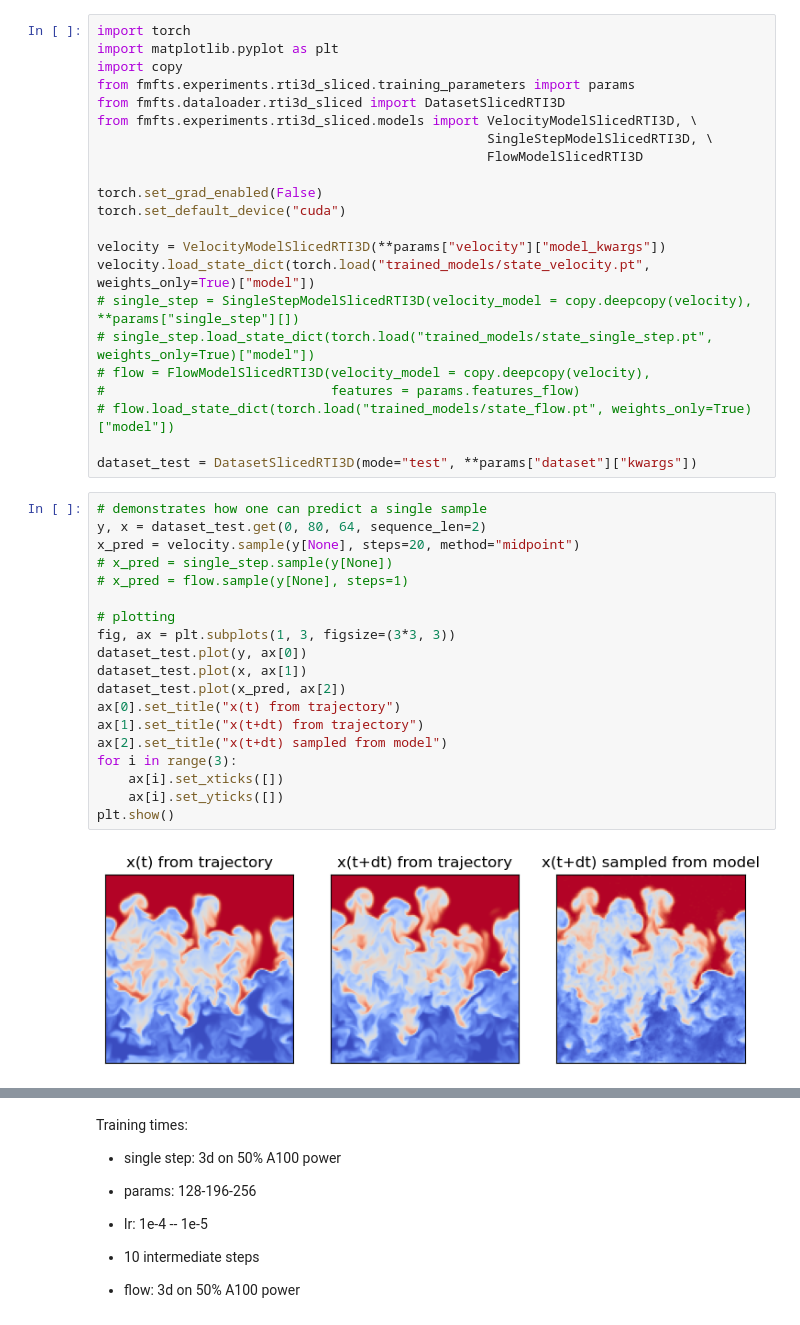
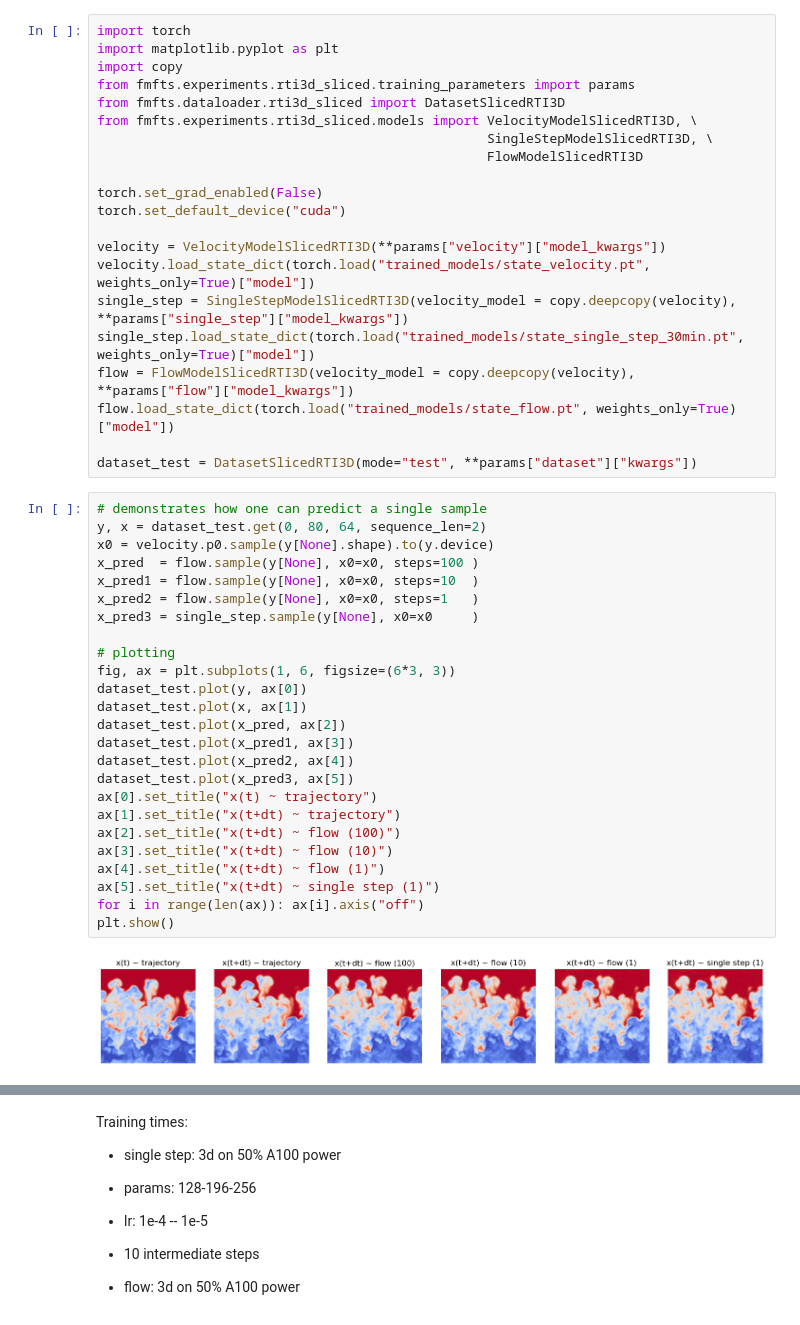
Before and after one commit to graps1/flow-matching-for-time-series, a Jupyter notebook: src/fmfts/experiments/rti3d_sliced/visualization.ipynb, the cells around one changed output, grey strips where cells are left out. Saved outputs shown, nothing was run; the diff lists cells and outputs as text.

```diff
--- a/src/fmfts/experiments/rti3d_sliced/visualization.ipynb
+++ b/src/fmfts/experiments/rti3d_sliced/visualization.ipynb
@@ -13,34 +13,39 @@ torch.set_default_device("cuda")
 
 velocity = VelocityModelSlicedRTI3D(**params["velocity"]["model_kwargs"])
 velocity.load_state_dict(torch.load("trained_models/state_velocity.pt", weights_only=True)["model"])
-# single_step = SingleStepModelSlicedRTI3D(velocity_model = copy.deepcopy(velocity), **params["single_step"][])
-# single_step.load_state_dict(torch.load("trained_models/state_single_step.pt", weights_only=True)["model"])
-# flow = FlowModelSlicedRTI3D(velocity_model = copy.deepcopy(velocity),
-#                             features = params.features_flow)
-# flow.load_state_dict(torch.load("trained_models/state_flow.pt", weights_only=True)["model"])
+single_step = SingleStepModelSlicedRTI3D(velocity_model = copy.deepcopy(velocity), **params["single_step"]["model_kwargs"])
+single_step.load_state_dict(torch.load("trained_models/state_single_step_30min.pt", weights_only=True)["model"])
+flow = FlowModelSlicedRTI3D(velocity_model = copy.deepcopy(velocity), **params["flow"]["model_kwargs"])
+flow.load_state_dict(torch.load("trained_models/state_flow.pt", weights_only=True)["model"])
 
 dataset_test = DatasetSlicedRTI3D(mode="test", **params["dataset"]["kwargs"])
 # %%
 # demonstrates how one can predict a single sample
 y, x = dataset_test.get(0, 80, 64, sequence_len=2)
-x_pred = velocity.sample(y[None], steps=20, method="midpoint")
-# x_pred = single_step.sample(y[None])
-# x_pred = flow.sample(y[None], steps=1)
+x0 = velocity.p0.sample(y[None].shape).to(y.device)
+x_pred  = flow.sample(y[None], x0=x0, steps=100 )
+x_pred1 = flow.sample(y[None], x0=x0, steps=10  )
+x_pred2 = flow.sample(y[None], x0=x0, steps=1   )
+x_pred3 = single_step.sample(y[None], x0=x0     )
 
 # plotting
-fig, ax = plt.subplots(1, 3, figsize=(3*3, 3))
+fig, ax = plt.subplots(1, 6, figsize=(6*3, 3))
 dataset_test.plot(y, ax[0])
 dataset_test.plot(x, ax[1])
 dataset_test.plot(x_pred, ax[2])
-ax[0].set_title("x(t) from trajectory")
-ax[1].set_title("x(t+dt) from trajectory")
-ax[2].set_title("x(t+dt) sampled from model")
-for i in range(3):
-    ax[i].set_xticks([])
-    ax[i].set_yticks([])
+dataset_test.plot(x_pred1, ax[3])
+dataset_test.plot(x_pred2, ax[4])
+dataset_test.plot(x_pred3, ax[5])
+ax[0].set_title("x(t) ~ trajectory")
+ax[1].set_title("x(t+dt) ~ trajectory")
+ax[2].set_title("x(t+dt) ~ flow (100)")
+ax[3].set_title("x(t+dt) ~ flow (10)")
+ax[4].set_title("x(t+dt) ~ flow (1)")
+ax[5].set_title("x(t+dt) ~ single step (1)")
+for i in range(len(ax)): ax[i].axis("off")
 plt.show()
 # %% [output]
-[figure, old version]
+[figure, new version]
 # %%
 # demonstrates how one can generate multiple trajectories
 n_trajectories = 2
```
Also changed, not shown: parts of 1 cell of this notebook, 11 other files.
